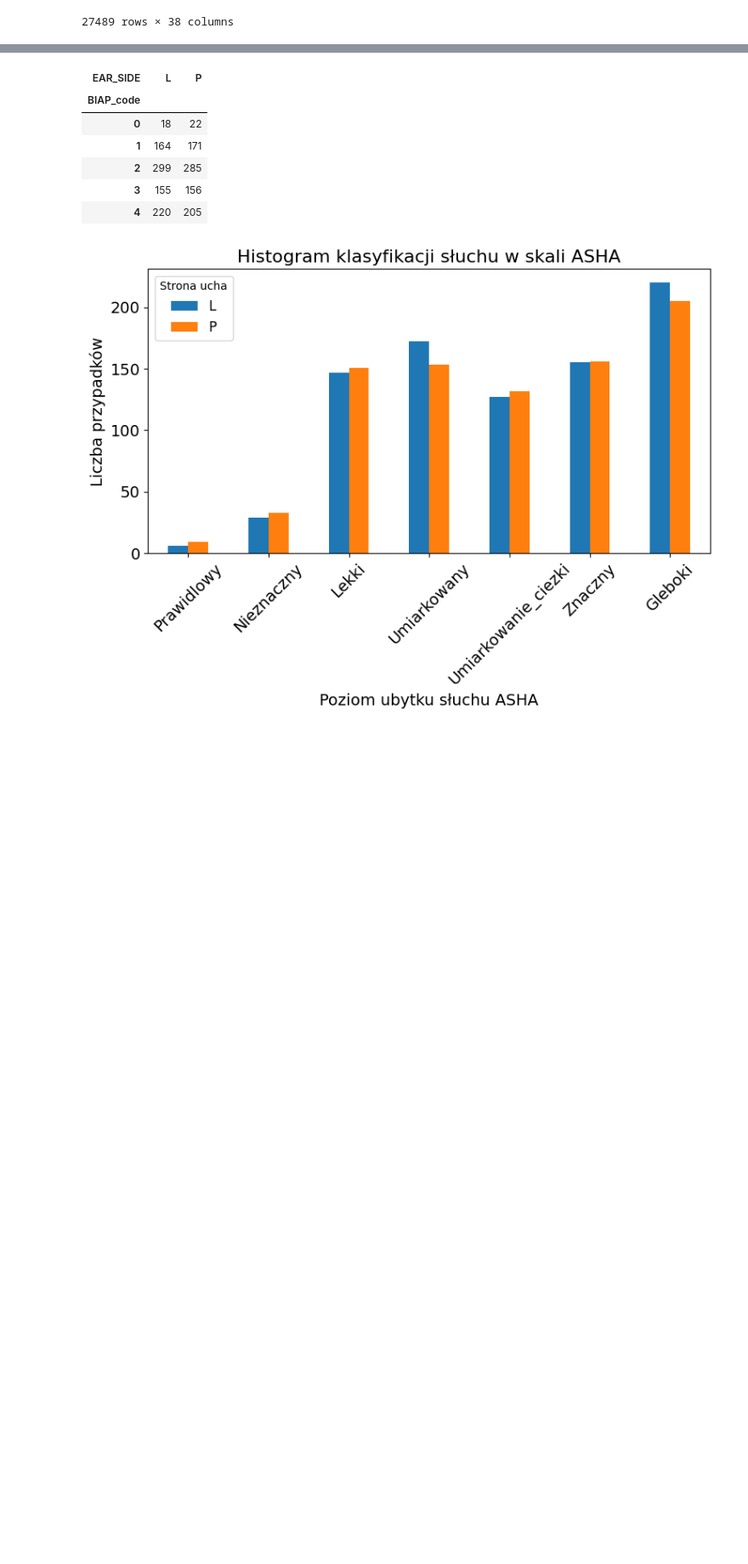
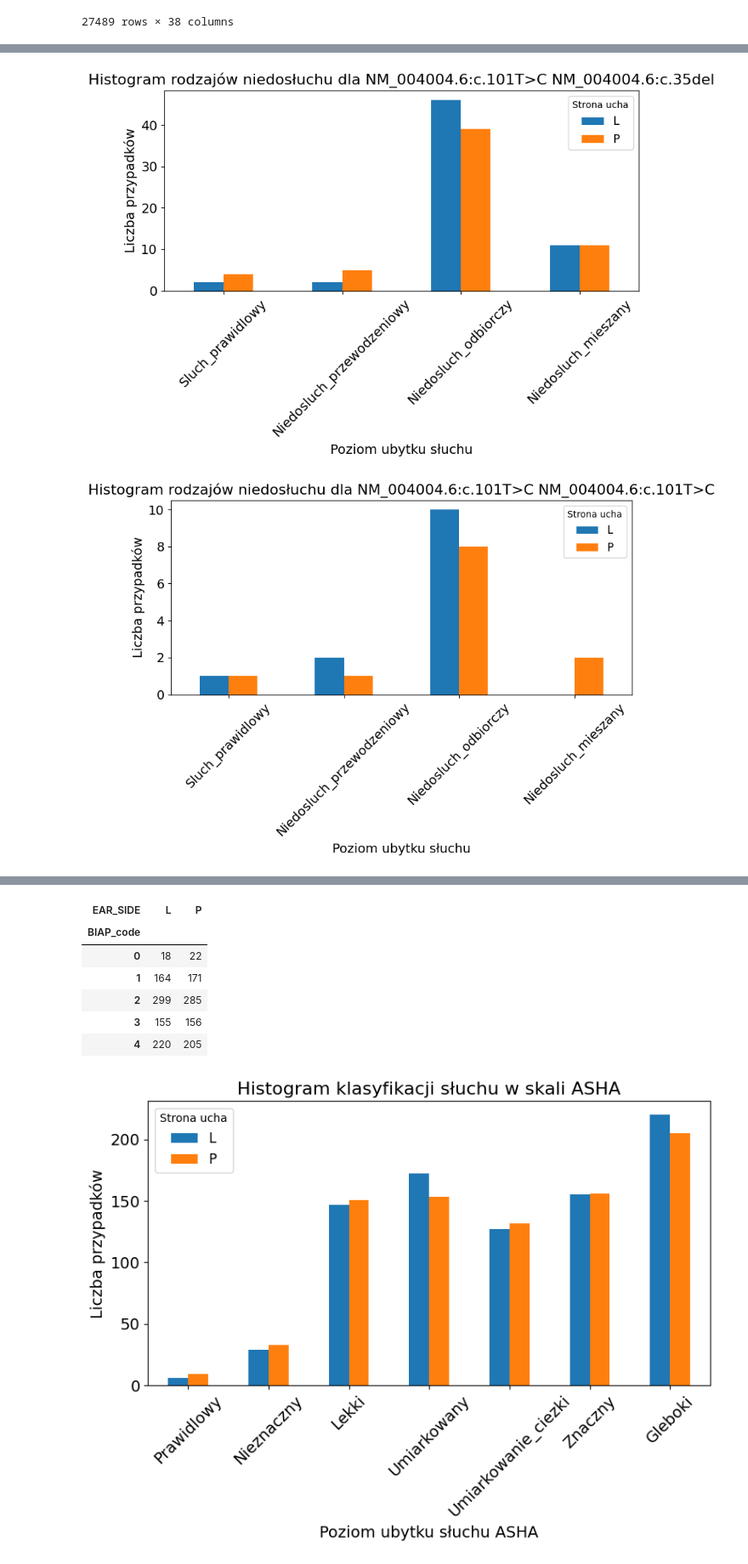
Before and after one commit to maria0026/GeneHearing, a Jupyter notebook: notebooks/data_info.ipynb, the cells around one changed output, grey strips where cells are left out. Shown at 85% size. Drawn from its saved outputs; the diff is of its cells as text; code cells hidden in the pictures; blank space fills up the shorter version.

```diff
--- a/notebooks/data_info.ipynb
+++ b/notebooks/data_info.ipynb
@@ -190,0 +210,31 @@ plot_hearing_type(df)
+# %%
+def plot_hearing_type_allel(df, allel1, allel2):
+    counts = df.groupby(["hearing_type_code", "EAR_SIDE"]).size().unstack(fill_value=0)
+    inv_map = {v: k for k, v in hearing_type_map.items()}
+    counts = df_selected.groupby([f"hearing_type_code", "EAR_SIDE"]).size().unstack(fill_value=0)
+
+    order = list(range(len(hearing_type_map)))
+    counts = counts.reindex(order, fill_value=0)
+    if counts.empty or counts.sum().sum() == 0:
+        print(f"Brak danych do rysowania")
+        return
+
+    labels = [inv_map.get(x, str(x)) for x in counts.index]
+
+    counts.plot(kind="bar", figsize=(8,6))
+    plt.xticks(range(len(counts.index)), labels, rotation=45, fontsize=14)
+    plt.yticks(fontsize=14)
+    plt.xlabel(f"Poziom ubytku słuchu", fontsize=14)
+    plt.ylabel("Liczba przypadków", fontsize=14)
+    plt.title(f"Histogram rodzajów niedosłuchu dla {allel1} {allel2}", fontsize=16)
+    plt.legend(title="Strona ucha", fontsize=12)
+    plt.tight_layout()
+    plt.show()
+# %%
+for i, allele in enumerate(warianty_lekkie):
+
+    df_selected = df[(df['ALLELE_1_HGVS_C'] == allele[0]) & (df['ALLEL_2_HGVS_C']==allele[1]) | (df['ALLELE_1_HGVS_C'] == allele[1]) & (df['ALLEL_2_HGVS_C']==allele[0])]
+    plot_hearing_type_allel(df_selected, allele[0], allele[1])
+# %% [output]
+[figure, added]
+[figure, added]
```
Also changed, not shown: parts of 8 cells of this notebook, 1 other file.
